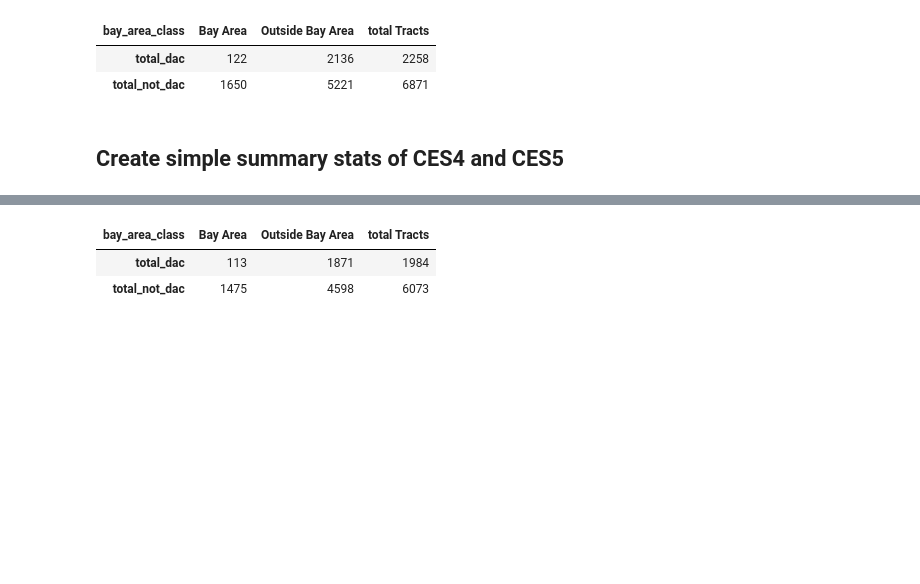
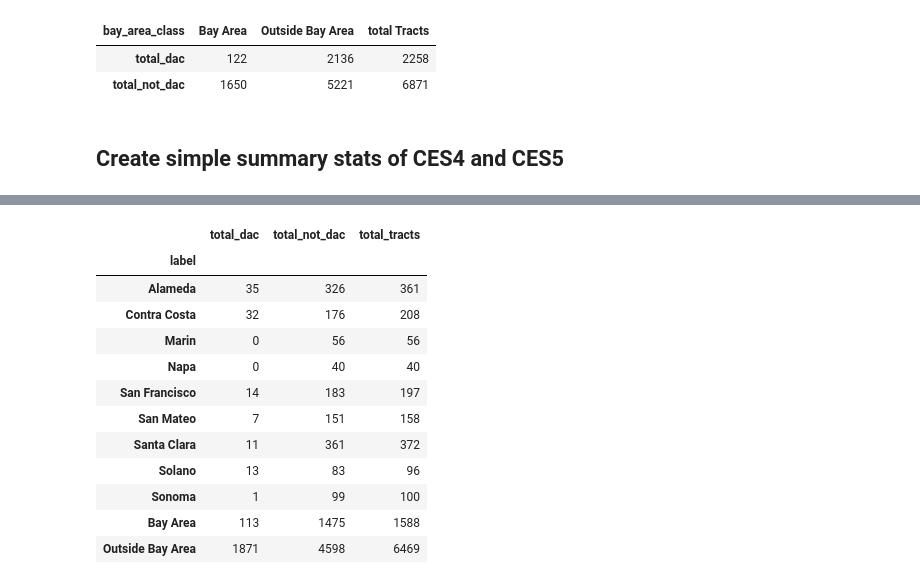
Before and after one commit to BayAreaMetro/Spatial-Analysis-Mapping-Projects, a Jupyter notebook: Project-Documentation/CalEnviroScreen-Comparison-Analysis/ces_4_and_5_change_analysis.ipynb, the cells around one changed output, grey strips where cells are left out. Cells and saved outputs as stored; diff of their text form; code cells hidden in the pictures; blank space fills up the shorter version.

```diff
--- a/Project-Documentation/CalEnviroScreen-Comparison-Analysis/ces_4_and_5_change_analysis.ipynb
+++ b/Project-Documentation/CalEnviroScreen-Comparison-Analysis/ces_4_and_5_change_analysis.ipynb
@@ -378,6 +388,44 @@ Comparison 2020 CES5 pivot
 # %% [markdown]
 ## Create simple summary stats of CES4 and CES5
 # %%
+def make_county_summary(gdf: pd.DataFrame, flag_col: str) -> pd.DataFrame:
+    """Hierarchical summary: Bay Area county rows → Bay Area subtotal → OBA subtotal.
+
+    Rows:    Alameda, Contra Costa, ..., Bay Area (subtotal), Outside Bay Area (subtotal)
+    Columns: total_dac, total_not_dac, total_tracts
+    """
+    def _agg(s):
+        return {
+            "total_dac": int(s.sum()),
+            "total_not_dac": int((s == 0).sum()),
+            "total_tracts": int(s.count()),
+        }
+
+    ba = gdf[gdf["bay_area_class"] == "Bay Area"]
+    oba = gdf[gdf["bay_area_class"] == "Outside Bay Area"]
+
+    ba_counties = (
+        ba.groupby("county_name")[flag_col]
+        .agg(
+            total_dac="sum",
+            total_not_dac=lambda s: (s == 0).sum(),
+            total_tracts="count",
+        )
+        .reset_index()
+        .rename(columns={"county_name": "label"})
+        .sort_values("label")
+        .astype({"total_dac": int, "total_not_dac": int, "total_tracts": int})
+    )
+
+    ba_total = pd.DataFrame([{"label": "Bay Area", **_agg(ba[flag_col])}])
+    oba_total = pd.DataFrame([{"label": "Outside Bay Area", **_agg(oba[flag_col])}])
+
+    return (
+        pd.concat([ba_counties, ba_total, oba_total], ignore_index=True)
+        .set_index("label")
+    )
+
+
 # join all 2010 CA tracts with CES4 so denominator includes every 2010 tract
 ces_4_gdf = ca_tracts_2010.merge(
     ces_4_df[["tract_geoid", "ces4_dac"]],
@@ -388,35 +436,11 @@ ces_4_gdf = ca_tracts_2010.merge(
 # treat tracts missing from CES4 as non-DAC for full-tract denominator summaries
 ces_4_gdf["ces4_dac"] = ces_4_gdf["ces4_dac"].fillna(0).astype(int)
 
-# flag bay area tracts in ces_4_df
 ces_4_gdf["bay_area_class"] = np.where(
     ces_4_gdf["county_name"].isin(bay_area_counties), "Bay Area", "Outside Bay Area"
- )
+)
 
-# summarize CES4 DAC and non-DAC counts by bay area status
-ces4_summary = (
-    ces_4_gdf.groupby("bay_area_class")["ces4_dac"]
-    .agg(
-        total_dac="sum",
-        total_not_dac=lambda s: (s == 0).sum(),
-        total_tracts="count",
-    )
-    .reset_index()
-)
-ces4_summary["dac_pct"] = ces4_summary["total_dac"] / ces4_summary["total_tracts"] * 100
-
-# pivot to requested layout
-ces4_pivot = (
-    ces4_summary.set_index("bay_area_class")[["total_dac", "total_not_dac"]]
-    .T
-    .reindex(columns=["Bay Area", "Outside Bay Area"], fill_value=0)
-    .astype(int)
-)
-ces4_pivot["total Tracts"] = ces4_pivot["Bay Area"] + ces4_pivot["Outside Bay Area"]
-
-print("2010 tract geometries:", ca_tracts_2010["tract_geoid"].nunique())
-print("tracts in CES4 table:", ces_4_df["tract_geoid"].nunique())
-print("tracts in ces_4_gdf after join:", ces_4_gdf["tract_geoid"].nunique())
-
-ces4_pivot
+ces4_summary = make_county_summary(ces_4_gdf, "ces4_dac")
+print("CES4 — 2010 tracts:", len(ces_4_gdf))
+ces4_summary
 # %% [output]
@@ -426,6 +448,16 @@ tracts in ces_4_gdf after join: 8057
-| bay_area_class | Bay Area | Outside Bay Area | total Tracts |
-| total_dac | 113 | 1871 | 1984 |
-| total_not_dac | 1475 | 4598 | 6073 |
+|  | total_dac | total_not_dac | total_tracts |
+| label |  |  |  |
+| Alameda | 35 | 326 | 361 |
+| Contra Costa | 32 | 176 | 208 |
+| Marin | 0 | 56 | 56 |
+| Napa | 0 | 40 | 40 |
+| San Francisco | 14 | 183 | 197 |
+| San Mateo | 7 | 151 | 158 |
+| Santa Clara | 11 | 361 | 372 |
+| Solano | 13 | 83 | 96 |
+| Sonoma | 1 | 99 | 100 |
+| Bay Area | 113 | 1475 | 1588 |
+| Outside Bay Area | 1871 | 4598 | 6469 |
 # %%
 # join all 2020 CA tracts with CES5 so denominator includes every 2020 tract
 ces_5_gdf = ca_tracts_2020.merge(
```
Also changed, not shown: parts of 5 cells of this notebook, 1 other file.
